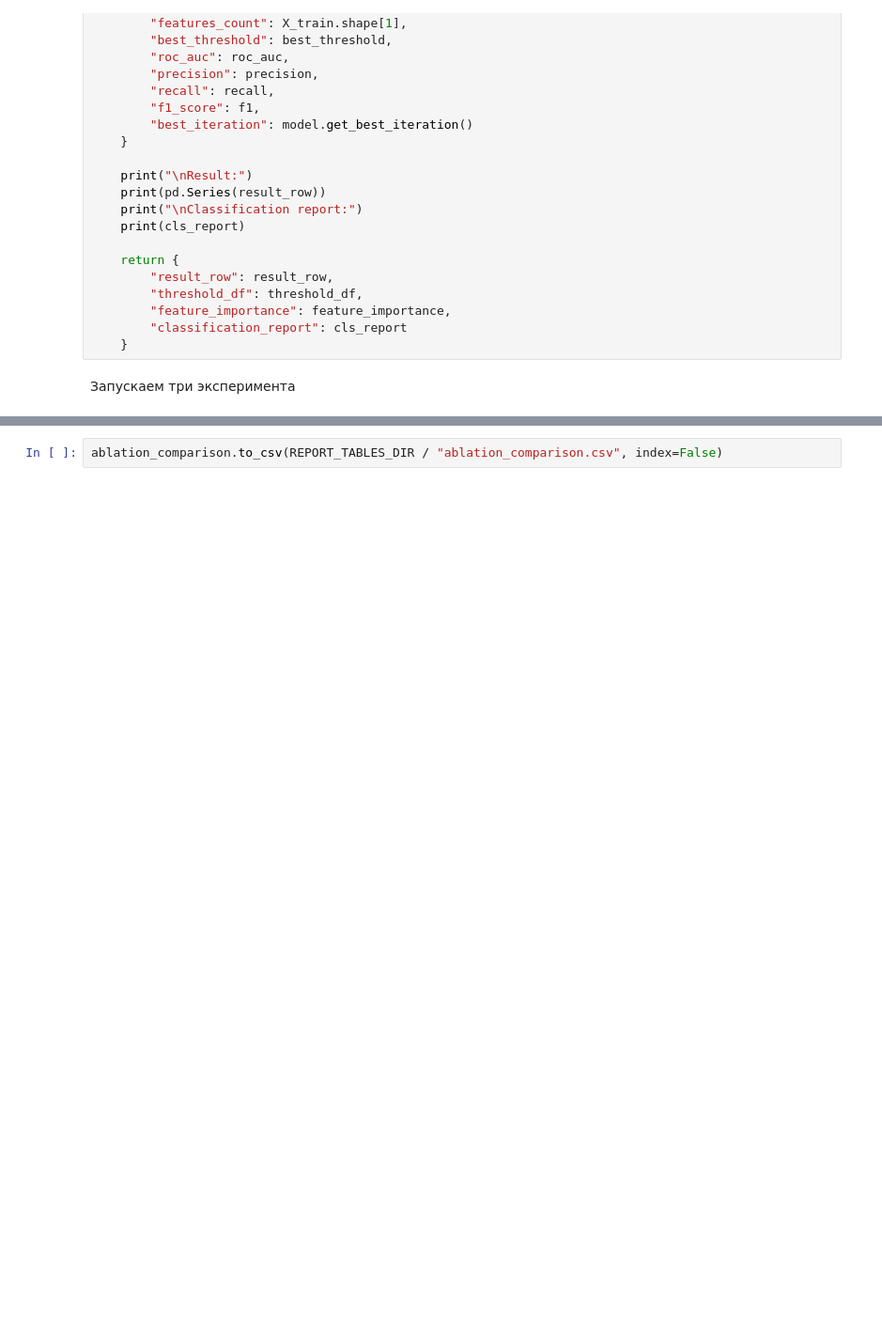
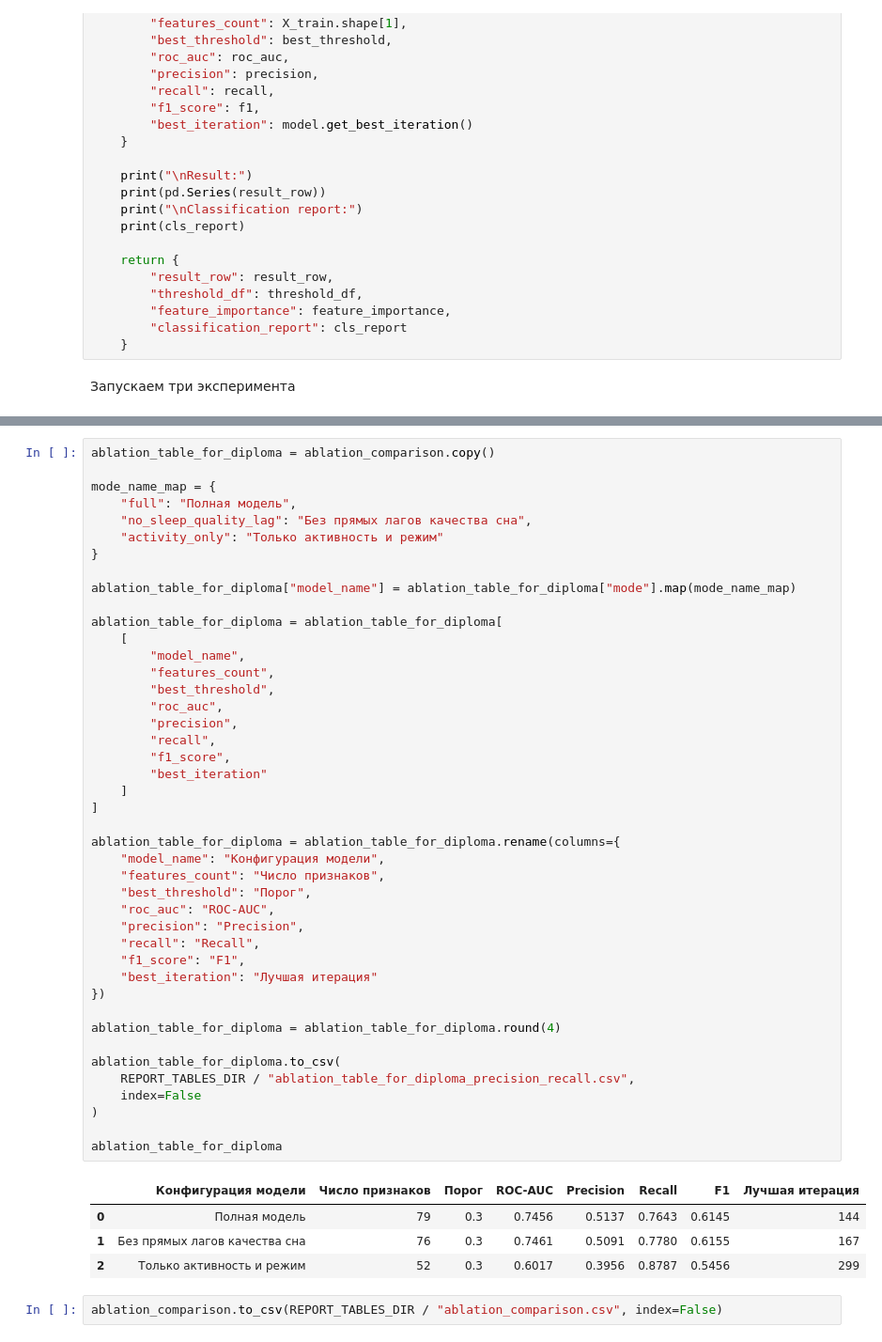
Before and after one commit to kokontsev/vkr_sleep_prediction, a Jupyter notebook: notebooks/05_ablation_experiments.ipynb, the cells around one changed output, grey strips where cells are left out. Shown at 94% size. Drawn from its saved outputs; the diff is of its cells as text; blank space fills up the shorter version.

```diff
--- a/notebooks/05_ablation_experiments.ipynb
+++ b/notebooks/05_ablation_experiments.ipynb
@@ -405,2 +412,50 @@ ablation_comparison
+# %%
+ablation_table_for_diploma = ablation_comparison.copy()
+
+mode_name_map = {
+    "full": "Полная модель",
+    "no_sleep_quality_lag": "Без прямых лагов качества сна",
+    "activity_only": "Только активность и режим"
+}
+
+ablation_table_for_diploma["model_name"] = ablation_table_for_diploma["mode"].map(mode_name_map)
+
+ablation_table_for_diploma = ablation_table_for_diploma[
+    [
+        "model_name",
+        "features_count",
+        "best_threshold",
+        "roc_auc",
+        "precision",
+        "recall",
+        "f1_score",
+        "best_iteration"
+    ]
+]
+
+ablation_table_for_diploma = ablation_table_for_diploma.rename(columns={
+    "model_name": "Конфигурация модели",
+    "features_count": "Число признаков",
+    "best_threshold": "Порог",
+    "roc_auc": "ROC-AUC",
+    "precision": "Precision",
+    "recall": "Recall",
+    "f1_score": "F1",
+    "best_iteration": "Лучшая итерация"
+})
+
+ablation_table_for_diploma = ablation_table_for_diploma.round(4)
+
+ablation_table_for_diploma.to_csv(
+    REPORT_TABLES_DIR / "ablation_table_for_diploma_precision_recall.csv",
+    index=False
+)
+
+ablation_table_for_diploma
+# %% [output]
+|  | Конфигурация модели | Число признаков | Порог | ROC-AUC | Precision | Recall | F1 | Лучшая итерация |
+| 0 | Полная модель | 79 | 0.3 | 0.7456 | 0.5137 | 0.7643 | 0.6145 | 144 |
+| 1 | Без прямых лагов качества сна | 76 | 0.3 | 0.7461 | 0.5091 | 0.7780 | 0.6155 | 167 |
+| 2 | Только активность и режим | 52 | 0.3 | 0.6017 | 0.3956 | 0.8787 | 0.5456 | 299 |
 # %%
 ablation_comparison.to_csv(REPORT_TABLES_DIR / "ablation_comparison.csv", index=False)
```
Also changed, not shown: parts of 11 cells of this notebook, 49 other files.
